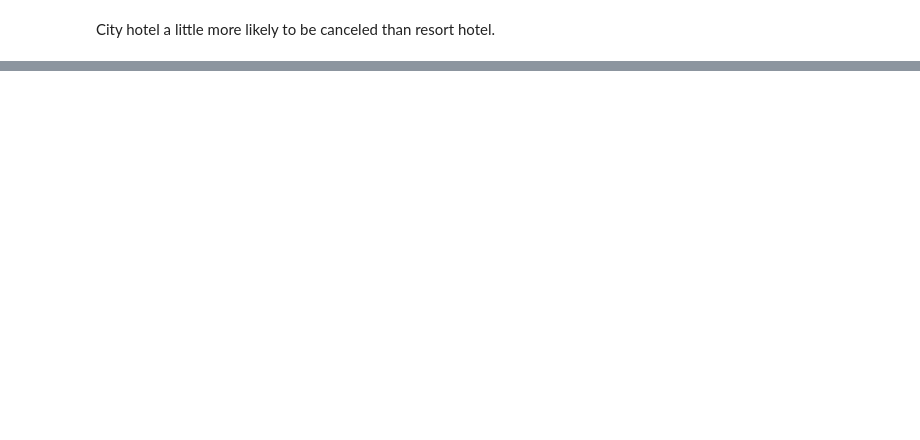
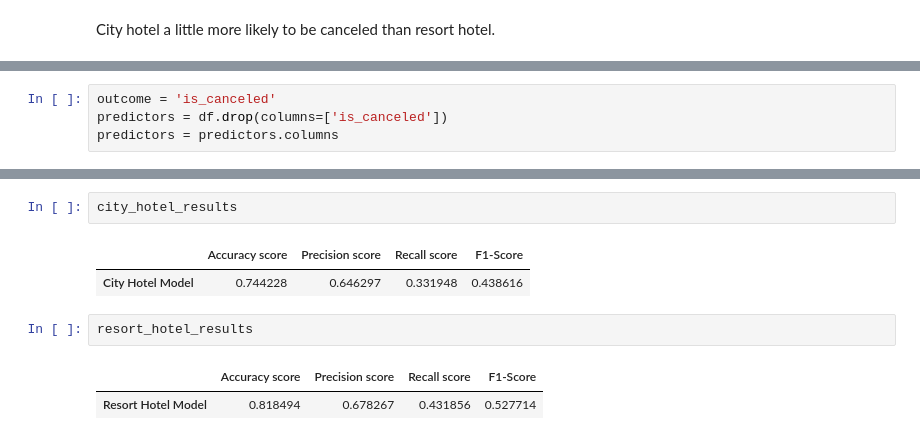
Before and after one commit to sascott9655/ADS-505-Hotel_Bookings_Project, a Jupyter notebook: Hotel_Cancellation_EDA.ipynb, the cells around one changed output, grey strips where cells are left out. Drawn from its saved outputs; the diff is of its cells as text; blank space fills up the shorter version.

```diff
--- a/Hotel_Cancellation_EDA.ipynb
+++ b/Hotel_Cancellation_EDA.ipynb
@@ -382,0 +404,4 @@ df.shape
+# %%
+outcome = 'is_canceled'
+predictors = df.drop(columns=['is_canceled'])
+predictors = predictors.columns
@@ -382,0 +628,10 @@ df.shape
+# %%
+city_hotel_results
+# %% [output]
+|  | Accuracy score | Precision score | Recall score | F1-Score |
+| City Hotel Model | 0.744228 | 0.646297 | 0.331948 | 0.438616 |
+# %%
+resort_hotel_results
+# %% [output]
+|  | Accuracy score | Precision score | Recall score | F1-Score |
+| Resort Hotel Model | 0.818494 | 0.678267 | 0.431856 | 0.527714 |
```
Also changed, not shown: parts of 21 cells of this notebook.
